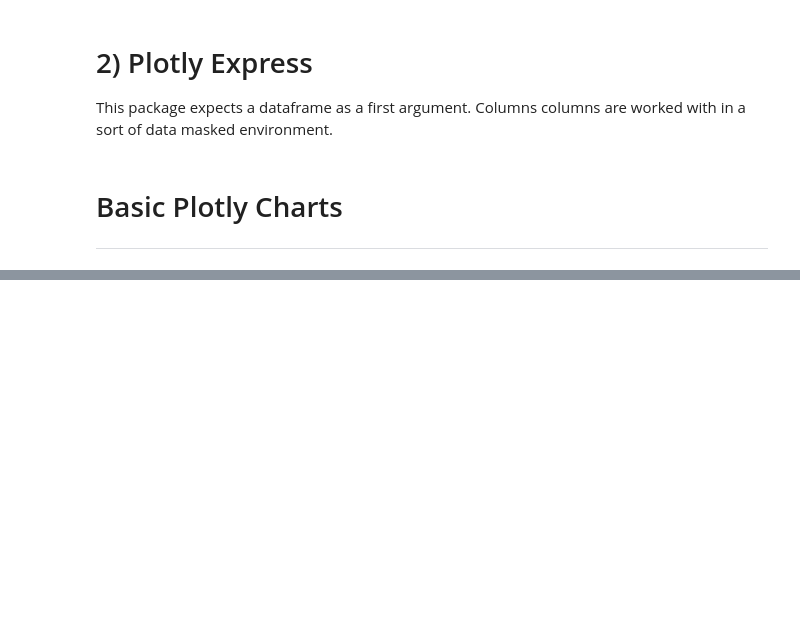
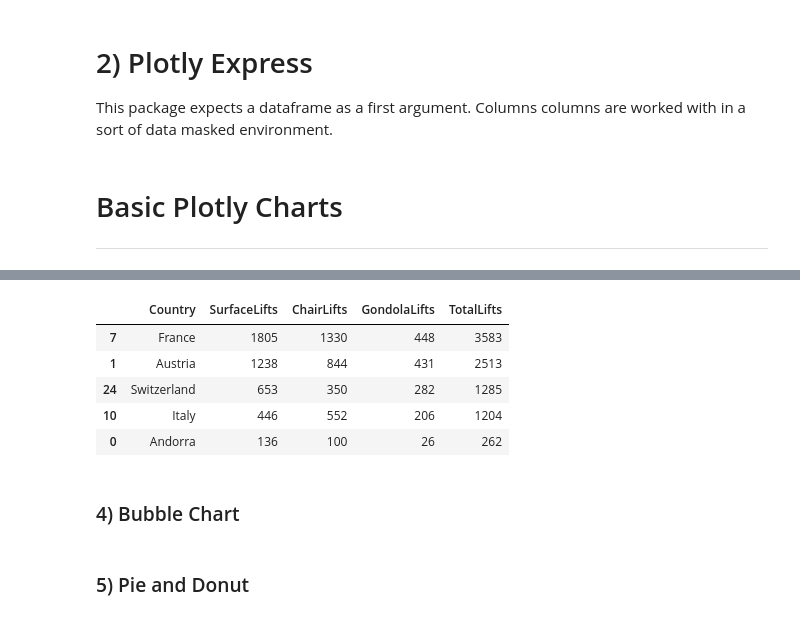
Before and after one commit to cedric43-2718/Positron_Python, a Jupyter notebook: Section1-Intro-Plotly-Dash/Plotly-Chart-Types.ipynb, the cells around one changed output, grey strips where cells are left out. Saved outputs shown, nothing was run; the diff lists cells and outputs as text; code cells hidden in the pictures; blank space fills up the shorter version.

```diff
--- a/Section1-Intro-Plotly-Dash/Plotly-Chart-Types.ipynb
+++ b/Section1-Intro-Plotly-Dash/Plotly-Chart-Types.ipynb
@@ -101,0 +198,15 @@ px.scatter(
+# %%
+df_skiResourts_agg = (
+    df_skiResorts
+    .groupby("Country", as_index = False)
+    .agg({"SurfaceLifts":"sum", "ChairLifts":"sum", "GondolaLifts":"sum", "TotalLifts":"sum"})
+    .sort_values(by='TotalLifts', ascending=False)
+)
+df_skiResourts_agg.head()
+# %% [output]
+|  | Country | SurfaceLifts | ChairLifts | GondolaLifts | TotalLifts |
+| 7 | France | 1805 | 1330 | 448 | 3583 |
+| 1 | Austria | 1238 | 844 | 431 | 2513 |
+| 24 | Switzerland | 653 | 350 | 282 | 1285 |
+| 10 | Italy | 446 | 552 | 206 | 1204 |
+| 0 | Andorra | 136 | 100 | 26 | 262 |
@@ -101,0 +219,2 @@ px.scatter(
+# %% [markdown]
+### 4) Bubble Chart
@@ -101,0 +229,2 @@ px.scatter(
+# %% [markdown]
+### 5) Pie and Donut
```
Also changed, not shown: parts of 58 cells of this notebook, 1 other file.
